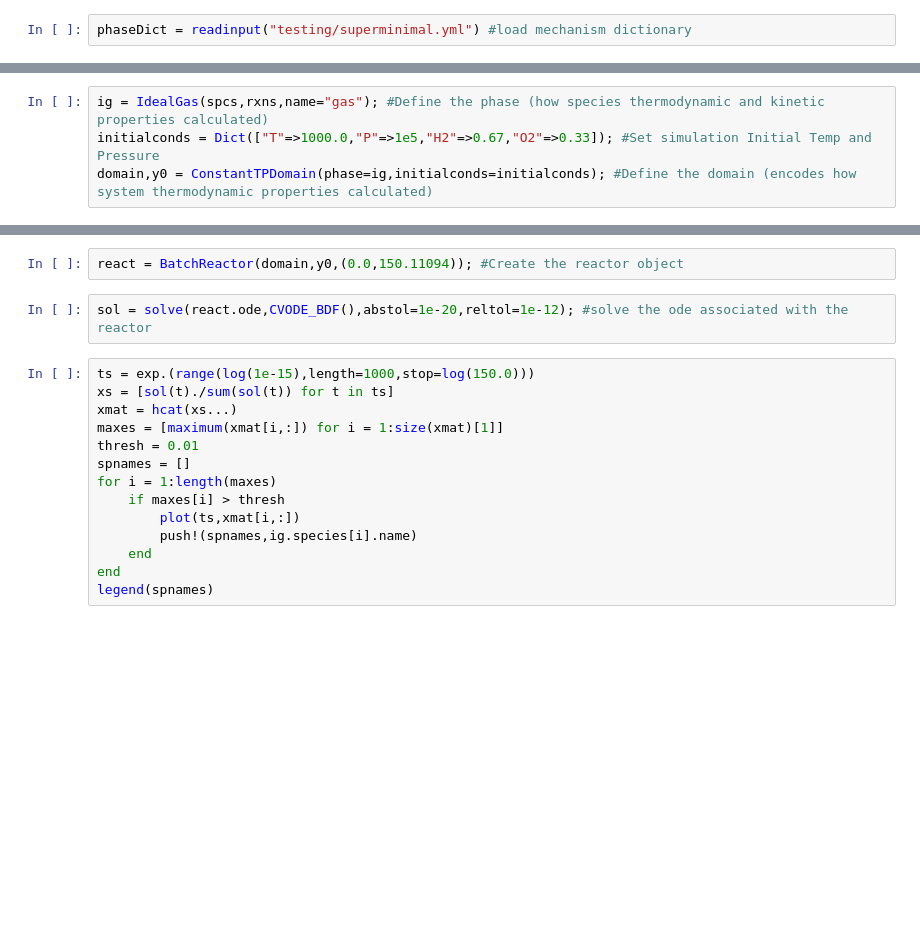
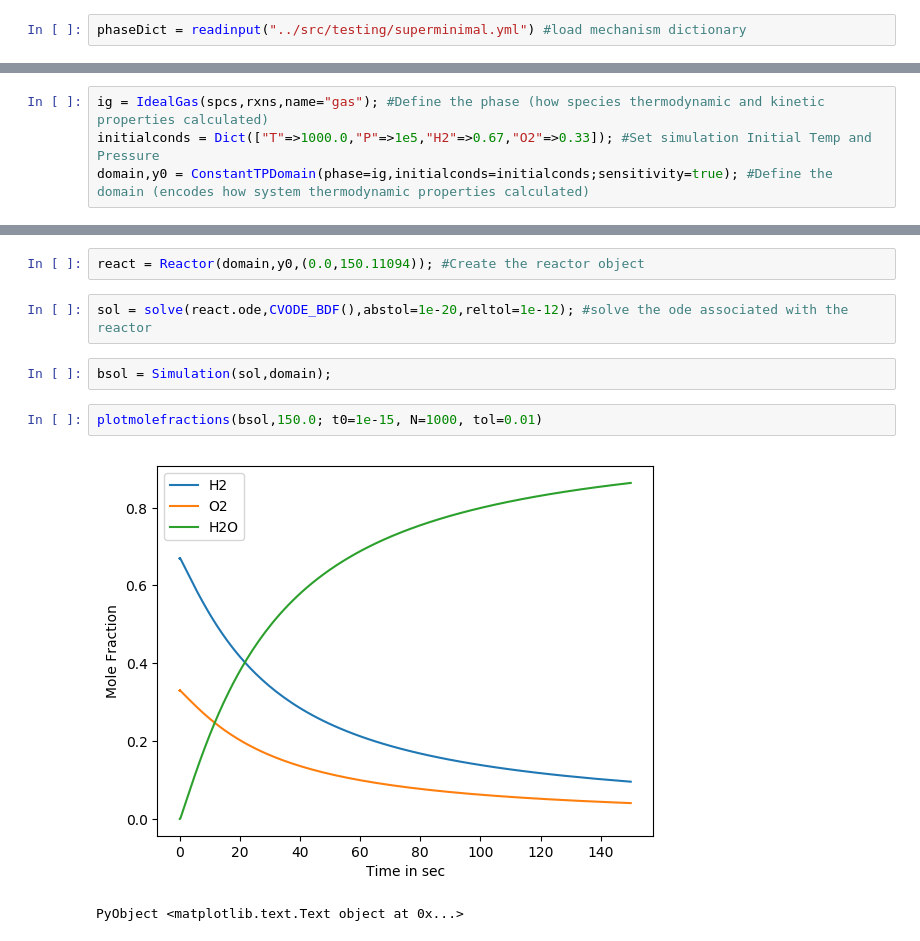
Before and after one commit to ReactionMechanismGenerator/ReactionMechanismSimulator.jl, a Jupyter notebook: iJulia/ConstantTPH2Combustion.ipynb, the cells around one changed output, grey strips where cells are left out. Cells and saved outputs as stored; diff of their text form; blank space fills up the shorter version.

Commit message:
notebooks updated with more extensive examples and proper naming

```diff
--- a/iJulia/ConstantTPH2Combustion.ipynb
+++ b/iJulia/ConstantTPH2Combustion.ipynb
@@ -8,2 +5,2 @@ include("Reactor.jl")
 # %%
-phaseDict = readinput("testing/superminimal.yml") #load mechanism dictionary
+phaseDict = readinput("../src/testing/superminimal.yml") #load mechanism dictionary
@@ -13,4 +13,4 @@ rxns = phaseDict["gas"]["Reactions"];
 # %%
 ig = IdealGas(spcs,rxns,name="gas"); #Define the phase (how species thermodynamic and kinetic properties calculated)
 initialconds = Dict(["T"=>1000.0,"P"=>1e5,"H2"=>0.67,"O2"=>0.33]); #Set simulation Initial Temp and Pressure
-domain,y0 = ConstantTPDomain(phase=ig,initialconds=initialconds); #Define the domain (encodes how system thermodynamic properties calculated)
+domain,y0 = ConstantTPDomain(phase=ig,initialconds=initialconds;sensitivity=true); #Define the domain (encodes how system thermodynamic properties calculated)
@@ -17,18 +49,11 @@ domain,y0 = ConstantTPDomain(phase=ig,initialconds=initialconds); #Define the do
 # %%
-react = BatchReactor(domain,y0,(0.0,150.11094)); #Create the reactor object
+react = Reactor(domain,y0,(0.0,150.11094)); #Create the reactor object
 # %%
 sol = solve(react.ode,CVODE_BDF(),abstol=1e-20,reltol=1e-12); #solve the ode associated with the reactor
-# %%
-ts = exp.(range(log(1e-15),length=1000,stop=log(150.0)))
-xs = [sol(t)./sum(sol(t)) for t in ts]
-xmat = hcat(xs...)
-maxes = [maximum(xmat[i,:]) for i = 1:size(xmat)[1]]
-thresh = 0.01
-spnames = []
-for i = 1:length(maxes)
-    if maxes[i] > thresh
-        plot(ts,xmat[i,:])
-        push!(spnames,ig.species[i].name)
-    end
-end
-legend(spnames)
+# %%
+bsol = Simulation(sol,domain);
+# %%
+plotmolefractions(bsol,150.0; t0=1e-15, N=1000, tol=0.01)
+# %% [output]
+[figure, added]
+PyObject <matplotlib.text.Text object at 0x...>
```
Also changed, not shown: parts of 7 cells of this notebook, 2 other files.
